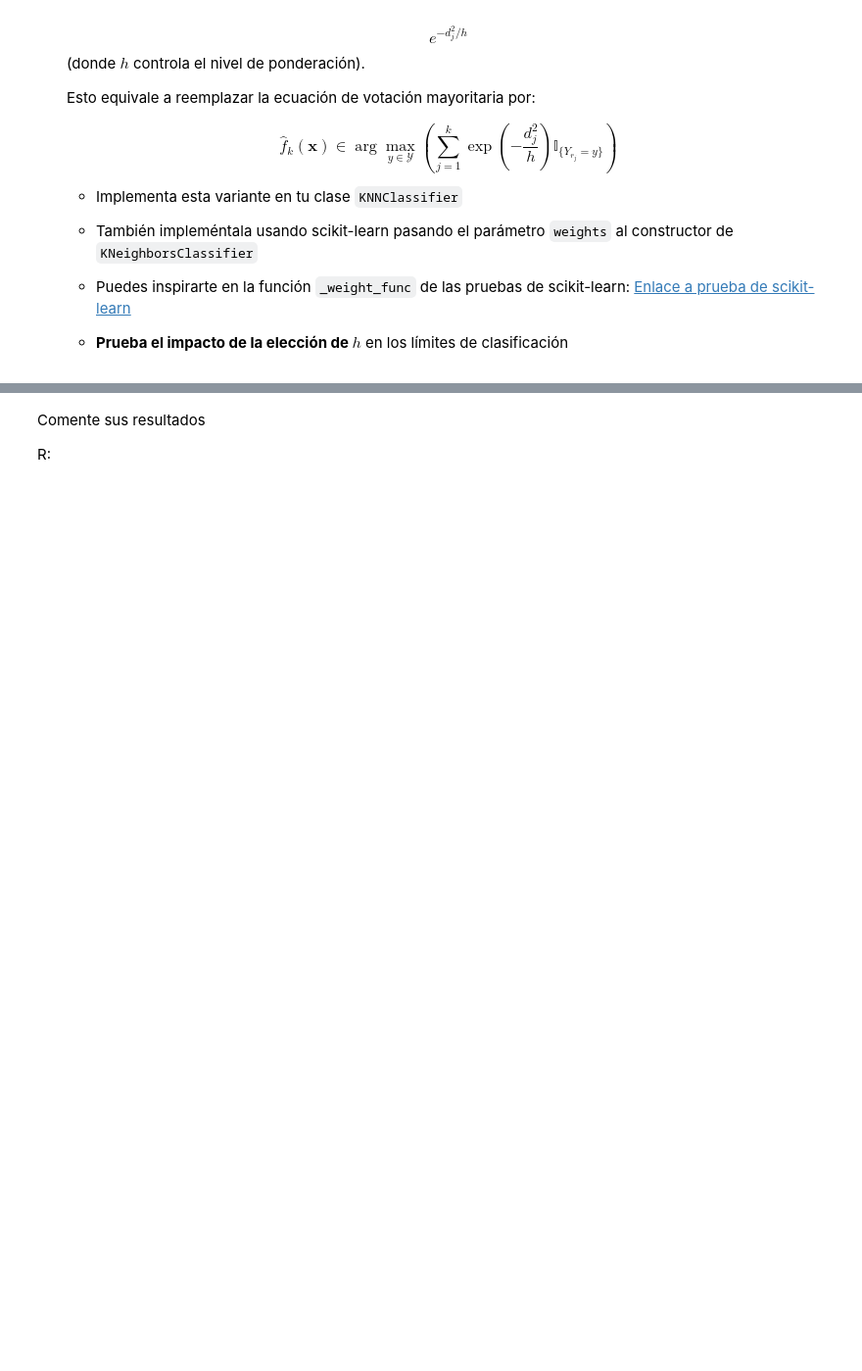
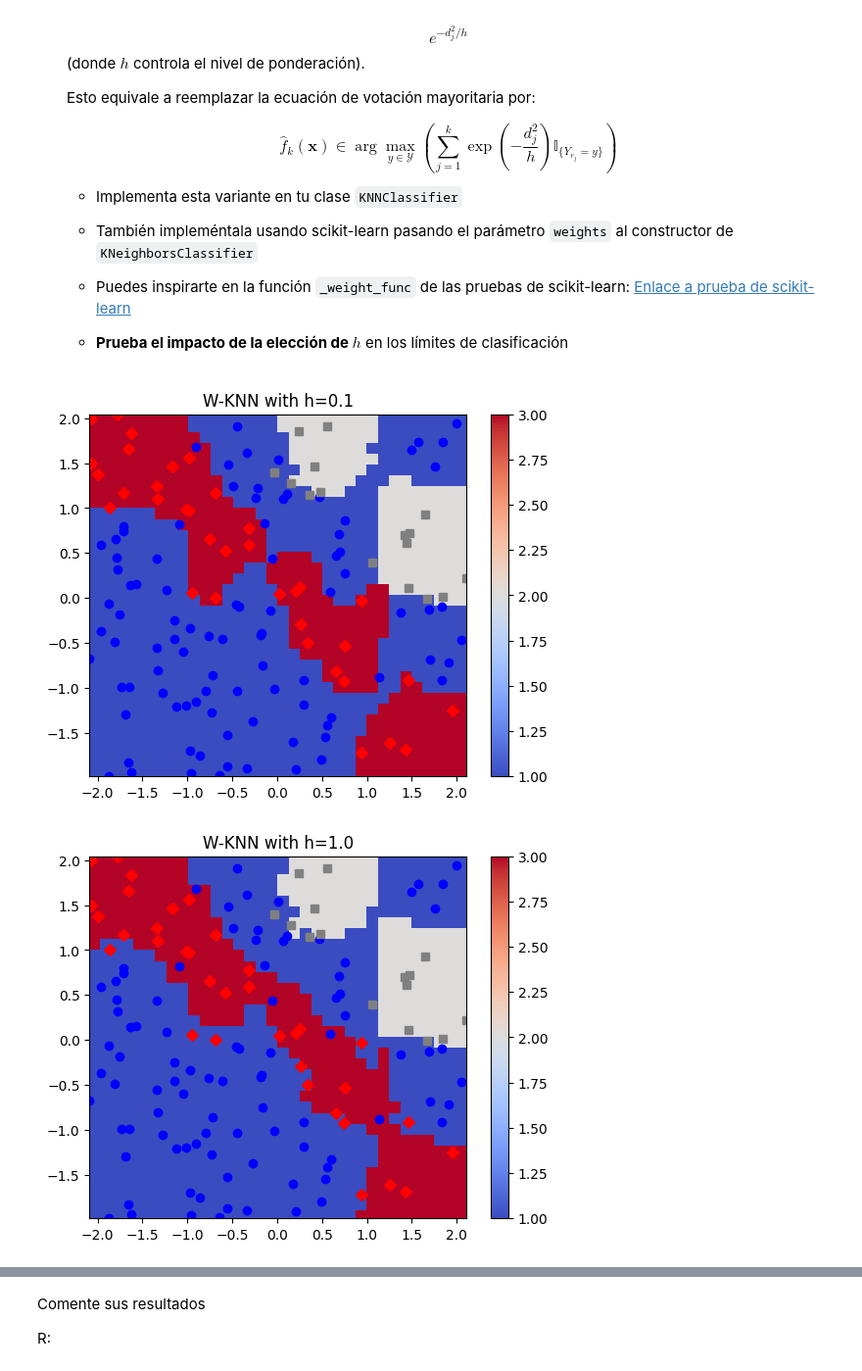
Before and after one commit to BenjaminIndo/Lab_4_CC5205, a Jupyter notebook: Lab_4.ipynb, the cells around one changed output, grey strips where cells are left out. Shown: that part at 98% size. Saved outputs shown, nothing was run; the diff lists cells and outputs as text; code cells hidden in the pictures; blank space fills up the shorter version.

```diff
--- a/Lab_4.ipynb
+++ b/Lab_4.ipynb
@@ -245,27 +308,34 @@ R:
 
    - **Prueba el impacto de la elección de $h$** en los límites de clasificación
 # %%
-def weights(dist):
+def weights(dist,h=1.0):
     """
     Devuelve un array de pesos, que disminuyen exponencialmente al cuadrado
     de la distancia.
 
     Parámetros
     ----------
     dist : un array unidimensional de distancias.
 
     Retorna
     -------
     weight : array del mismo tamaño que dist
     """
     # TODO
-    return None
+    return np.exp(-(dist**2) / (h))
 
 n_neighbors = 5
-wknn = neighbors.KNeighborsClassifier(n_neighbors=n_neighbors, weights=weights)
-wknn.fit(X_train, Y_train)
-plt.figure(4)
-plot_2d(X_train, Y_train)
-frontiere(wknn.predict, X_train, step=50)
-
-print(wknn.predict(X_train))
+for hValue in [0.1, 1.0, 10.0, 100.0]:
+    def weights_sklearn(dist):
+        return weights(dist, h=hValue)
+    wknn = neighbors.KNeighborsClassifier(n_neighbors=n_neighbors,
+                                          weights=weights_sklearn)
+    wknn.fit(X_train, Y_train)
+    plt.figure()
+    plot_2d(X_train, Y_train)
+    frontiere(wknn.predict, X_train, step=50)
+    plt.title(f"W-KNN with h={hValue}")
+    plt.show()
+# %% [output]
+[figure, added]
+[figure, added]
```
Also changed, not shown: parts of 25 cells of this notebook.
